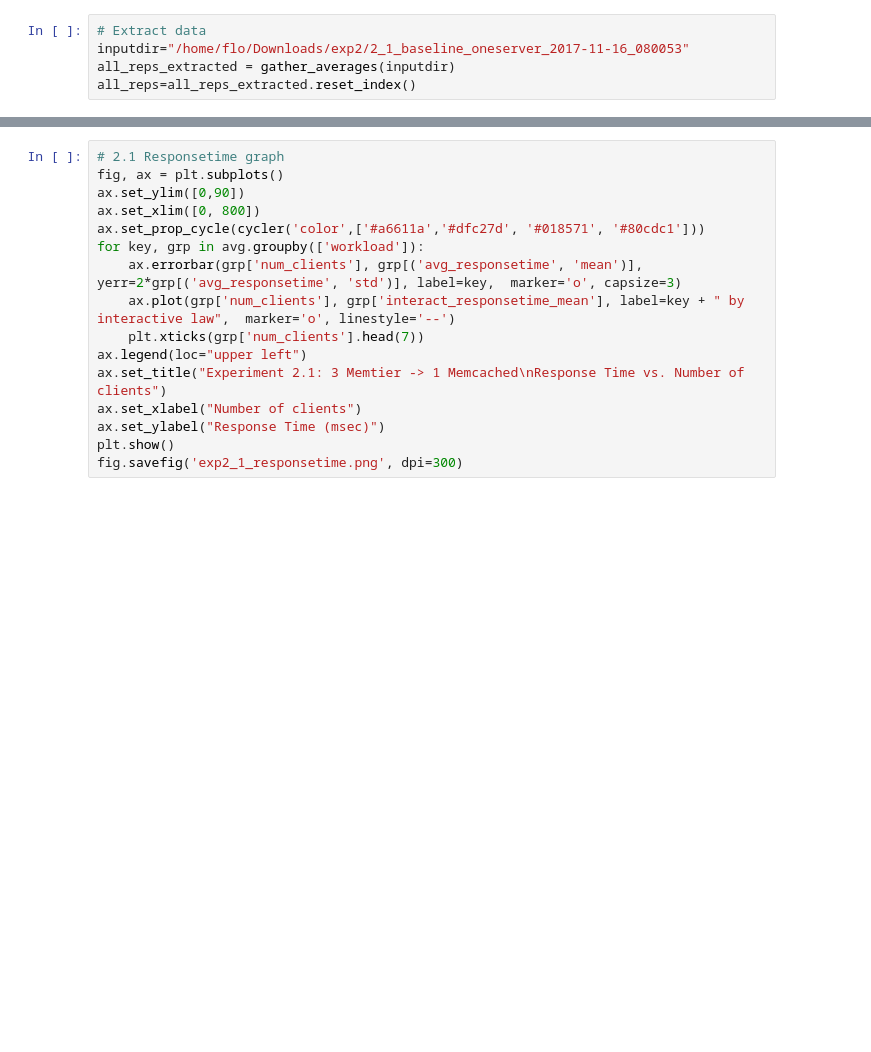
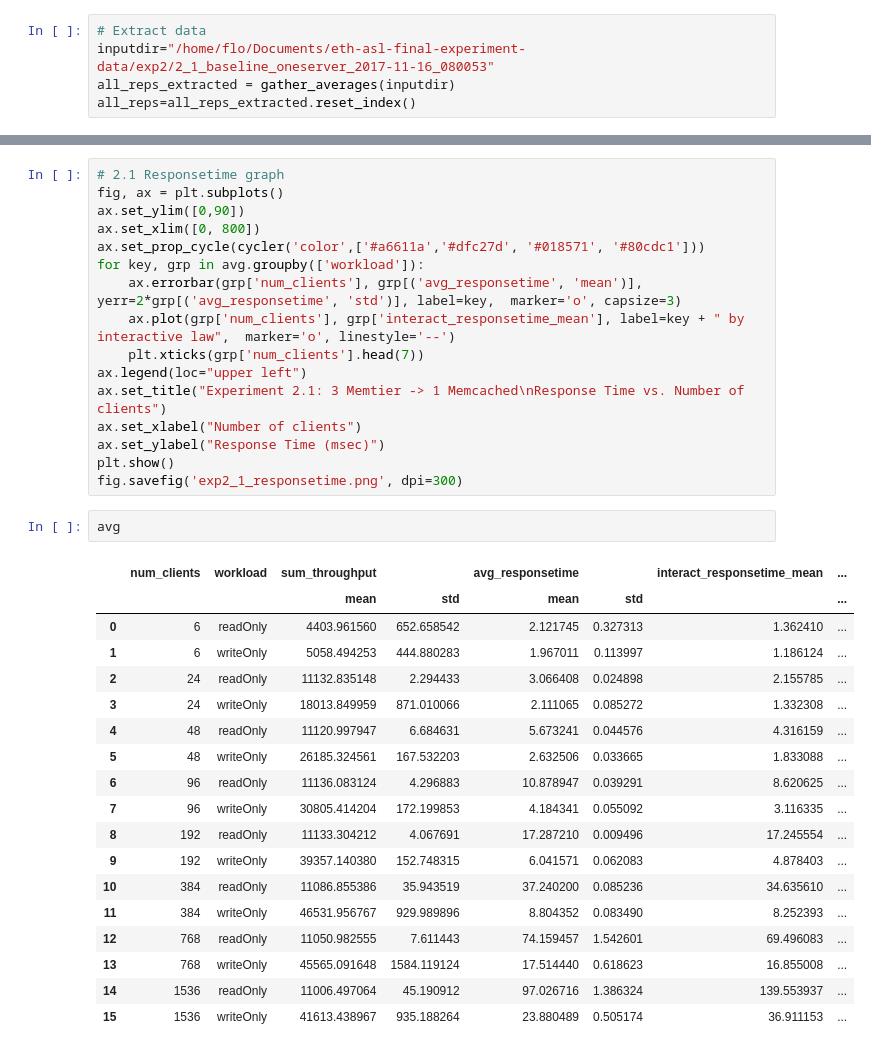
Before and after one commit to flock0/eth-asl, a Jupyter notebook: bash/2_baseline/postprocessing/graphs_2_1.ipynb, the cells around one changed output, grey strips where cells are left out. Saved outputs shown, nothing was run; the diff lists cells and outputs as text; blank space fills up the shorter version.

```diff
--- a/bash/2_baseline/postprocessing/graphs_2_1.ipynb
+++ b/bash/2_baseline/postprocessing/graphs_2_1.ipynb
@@ -4,6 +4,6 @@ from gather_averages_2_1 import gather_averages
 import matplotlib.pyplot as plt
 # %%
 # Extract data
-inputdir="/home/flo/Downloads/exp2/2_1_baseline_oneserver_2017-11-16_080053"
+inputdir="/home/flo/Documents/eth-asl-final-experiment-data/exp2/2_1_baseline_oneserver_2017-11-16_080053"
 all_reps_extracted = gather_averages(inputdir)
 all_reps=all_reps_extracted.reset_index()
@@ -49,3 +67,24 @@ ax.set_xlabel("Number of clients")
 ax.set_ylabel("Response Time (msec)")
 plt.show()
 fig.savefig('exp2_1_responsetime.png', dpi=300)
+# %%
+avg
+# %% [output]
+|  | num_clients | workload | sum_throughput |  | avg_responsetime |  | interact_responsetime_mean | ... |
+|  |  |  | mean | std | mean | std |  | ... |
+| 0 | 6 | readOnly | 4403.961560 | 652.658542 | 2.121745 | 0.327313 | 1.362410 | ... |
+| 1 | 6 | writeOnly | 5058.494253 | 444.880283 | 1.967011 | 0.113997 | 1.186124 | ... |
+| 2 | 24 | readOnly | 11132.835148 | 2.294433 | 3.066408 | 0.024898 | 2.155785 | ... |
+| 3 | 24 | writeOnly | 18013.849959 | 871.010066 | 2.111065 | 0.085272 | 1.332308 | ... |
+| 4 | 48 | readOnly | 11120.997947 | 6.684631 | 5.673241 | 0.044576 | 4.316159 | ... |
+| 5 | 48 | writeOnly | 26185.324561 | 167.532203 | 2.632506 | 0.033665 | 1.833088 | ... |
+| 6 | 96 | readOnly | 11136.083124 | 4.296883 | 10.878947 | 0.039291 | 8.620625 | ... |
+| 7 | 96 | writeOnly | 30805.414204 | 172.199853 | 4.184341 | 0.055092 | 3.116335 | ... |
+| 8 | 192 | readOnly | 11133.304212 | 4.067691 | 17.287210 | 0.009496 | 17.245554 | ... |
+| 9 | 192 | writeOnly | 39357.140380 | 152.748315 | 6.041571 | 0.062083 | 4.878403 | ... |
+| 10 | 384 | readOnly | 11086.855386 | 35.943519 | 37.240200 | 0.085236 | 34.635610 | ... |
+| 11 | 384 | writeOnly | 46531.956767 | 929.989896 | 8.804352 | 0.083490 | 8.252393 | ... |
+| 12 | 768 | readOnly | 11050.982555 | 7.611443 | 74.159457 | 1.542601 | 69.496083 | ... |
+| 13 | 768 | writeOnly | 45565.091648 | 1584.119124 | 17.514440 | 0.618623 | 16.855008 | ... |
+| 14 | 1536 | readOnly | 11006.497064 | 45.190912 | 97.026716 | 1.386324 | 139.553937 | ... |
+| 15 | 1536 | writeOnly | 41613.438967 | 935.188264 | 23.880489 | 0.505174 | 36.911153 | ... |
```
Also changed, not shown: parts of 1 cell of this notebook, 20 other files.
